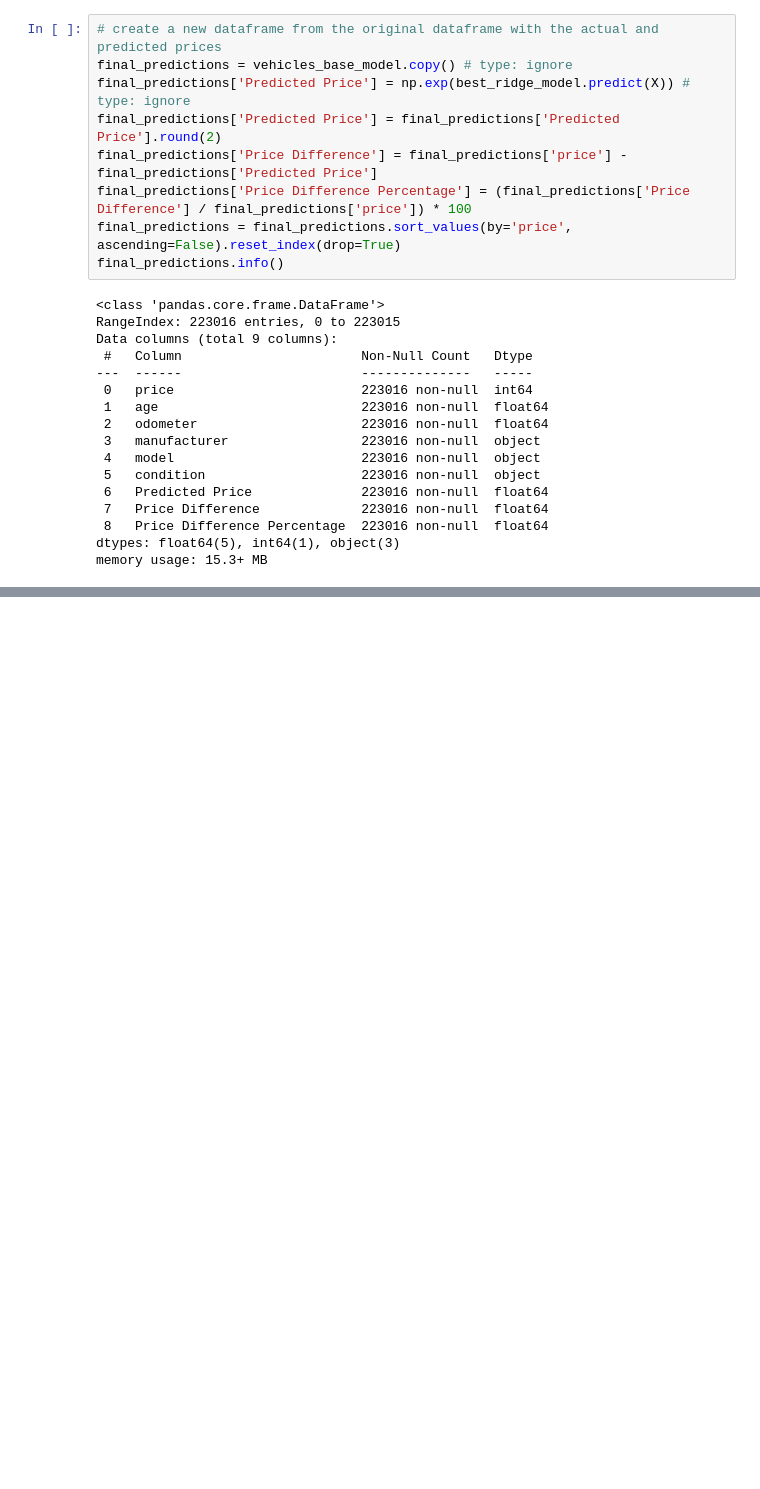
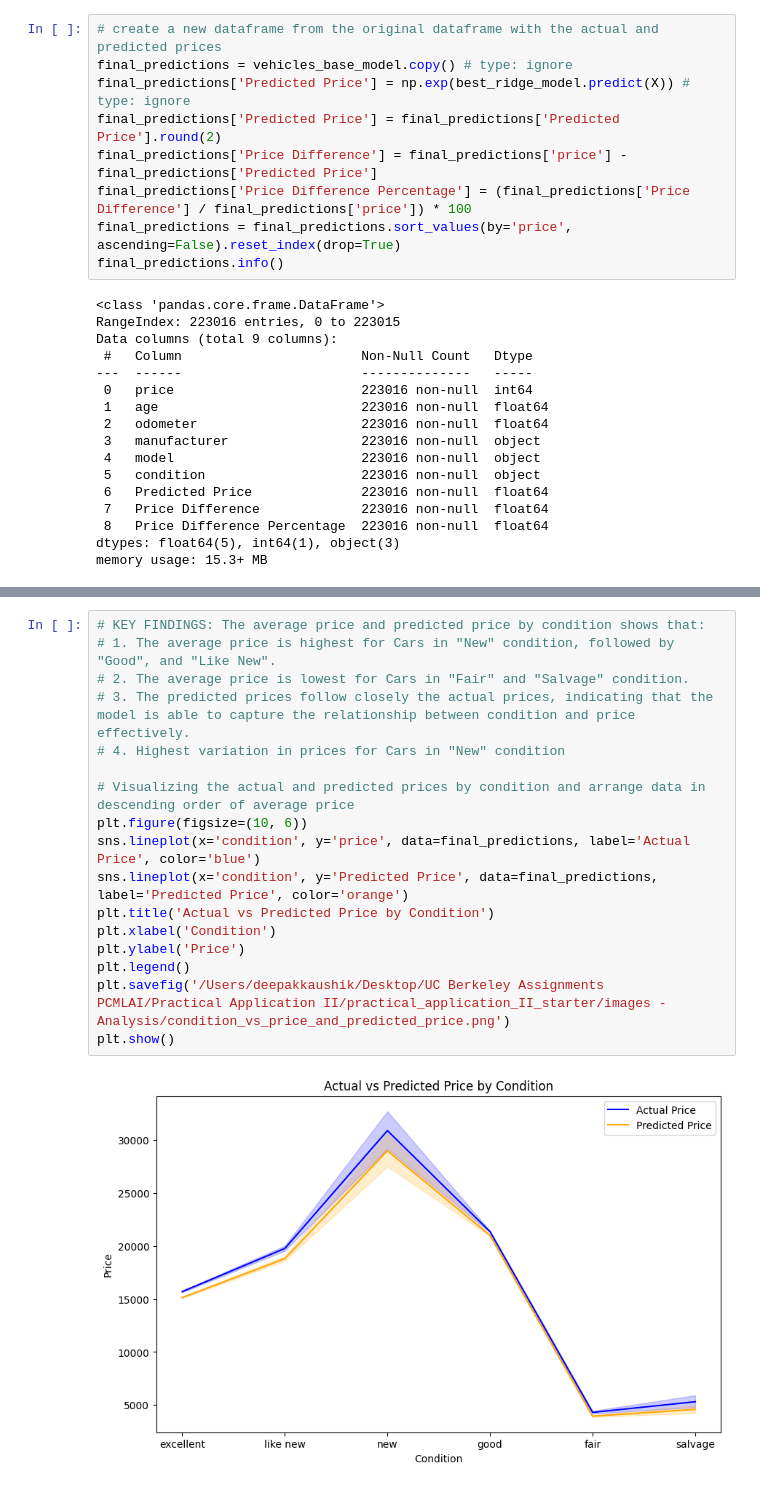
Before and after one commit to deepakkaushik72/PAA_Mod11_Used_car_Prices, a Jupyter notebook: prompt_II.ipynb, the cells around one changed output, grey strips where cells are left out. Drawn from its saved outputs; the diff is of its cells as text; blank space fills up the shorter version.

```diff
--- a/prompt_II.ipynb
+++ b/prompt_II.ipynb
@@ -787,6 +807,25 @@ plt.legend()
 plt.show()
 # %% [output]
 [figure]
+# %%
+# KEY FINDINGS: The average price and predicted price by condition shows that:
+# 1. The average price is highest for Cars in "New" condition, followed by "Good", and "Like New".
+# 2. The average price is lowest for Cars in "Fair" and "Salvage" condition.
+# 3. The predicted prices follow closely the actual prices, indicating that the model is able to capture the relationship between condition and price effectively.
+# 4. Highest variation in prices for Cars in "New" condition
+
+# Visualizing the actual and predicted prices by condition and arrange data in descending order of average price
+plt.figure(figsize=(10, 6))
+sns.lineplot(x='condition', y='price', data=final_predictions, label='Actual Price', color='blue')
+sns.lineplot(x='condition', y='Predicted Price', data=final_predictions, label='Predicted Price', color='orange')
+plt.title('Actual vs Predicted Price by Condition')
+plt.xlabel('Condition')
+plt.ylabel('Price')
+plt.legend()
+plt.savefig('/Users/deepakkaushik/Desktop/UC Berkeley Assignments PCMLAI/Practical Application II/practical_application_II_starter/images - Analysis/condition_vs_price_and_predicted_price.png')
+plt.show()
+# %% [output]
+[figure, added]
 # %%
 
 # KEY FINDINGS:
```
Also changed, not shown: parts of 23 cells of this notebook.
